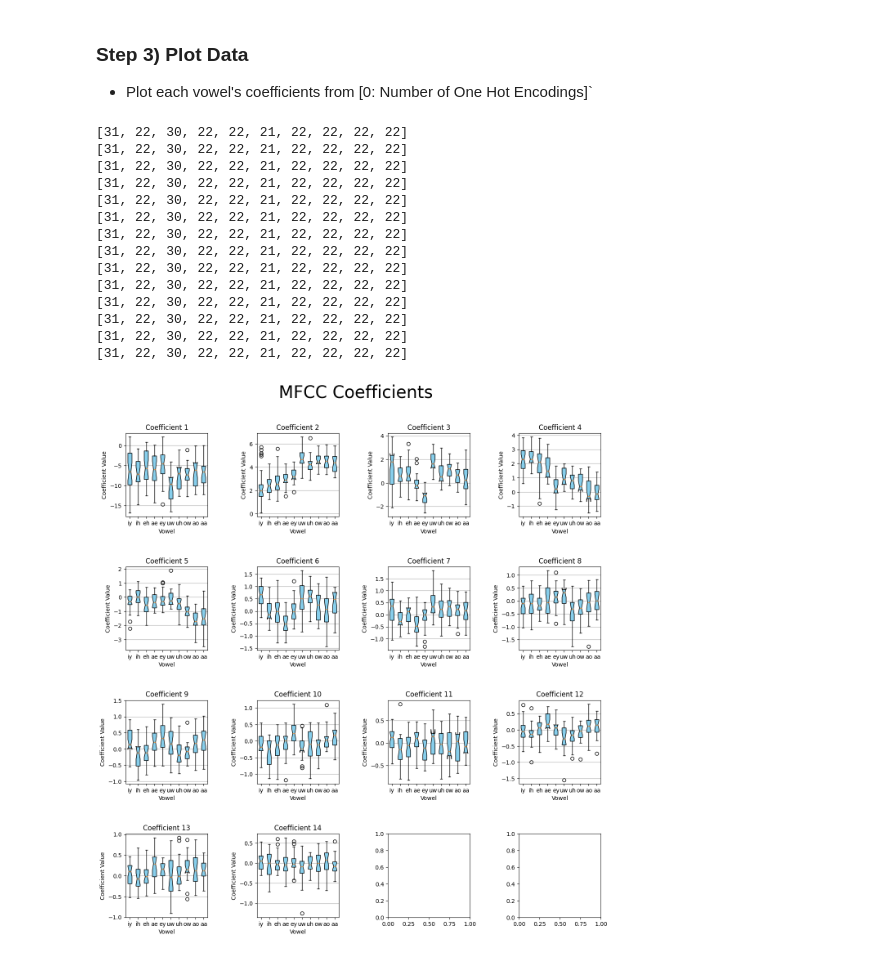
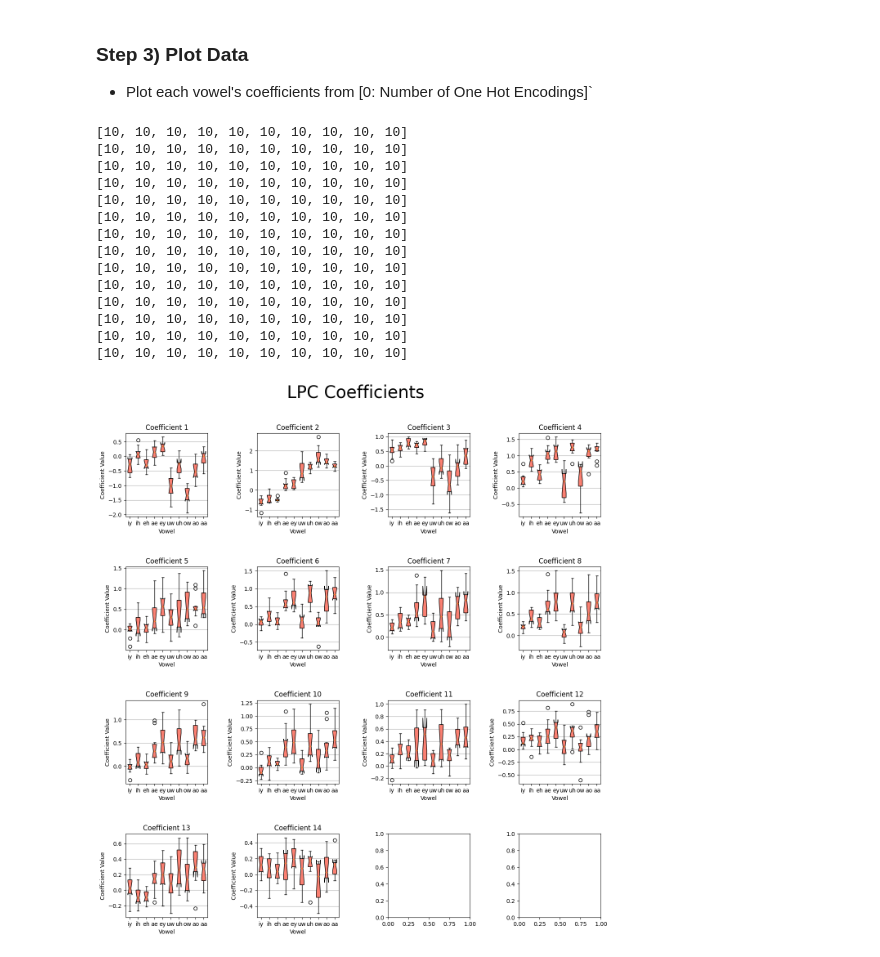
Before and after one commit to Ky-Ng/Vowel-Detection-NN, a Jupyter notebook: Main_Scripts/Visualize_Parameters.ipynb, the cells around one changed output. Drawn from its saved outputs; the diff is of its cells as text; code cells hidden in the pictures.

Commit message:
plot MFCC/LPC training values from Hillenbrand

```diff
--- a/Main_Scripts/Visualize_Parameters.ipynb
+++ b/Main_Scripts/Visualize_Parameters.ipynb
@@ -13,7 +13,7 @@ import numpy as np
 # Parameterizations are stored as Matlab `.mat` files
 
 # Uncomment for which parameterization to use
-PARAMETERIZATION_TYPE = "MFCC"
+PARAMETERIZATION_TYPE = "LPC"
 PARAMETERIZATION_MATRIX_PATH = ""
 
 if PARAMETERIZATION_TYPE == "LPC":
@@ -23,6 +23,8 @@ elif PARAMETERIZATION_TYPE == "MFCC":
 else:
     raise(ValueError(f"PARAMETERIZATION_TYPE is {PARAMETERIZATION_TYPE}, but must be 'LPC' or 'MFCC."))
 
+PARAMETERIZATION_MATRIX_PATH = "../Matlab/data/Hillenbrand/woman/LPC_10_vowels_100_samples.mat"
+
 # Specified as the name of the matrix in the matlab processing `save` function
 COEFFICIENTS_KEY = "wav_parameterization"
 LABEL_KEY = "one_hot_encoding_labels"
@@ -76,45 +78,45 @@ vowel_coefficient_mapping = {
 # %%
 # Window Size
 plt.rcParams['figure.figsize'] = (15, 15)
 
 # Create a square of plots representing the coefficinets
 side_len = int(np.ceil(np.sqrt(NUM_COEFFICIENTS)))
 
 fig, axes = plt.subplots(nrows=side_len, ncols=side_len)
 plt.subplots_adjust(hspace=0.6, wspace=0.6, top=0.9)
 
 fig.suptitle(f"{PARAMETERIZATION_TYPE} Coefficients", fontsize=30)
 
 for i in range(NUM_COEFFICIENTS):
     cur_plot = axes[i // side_len][i % side_len]
     cur_plot.set_title(f"Coefficient {i+1}")
     cur_plot.set_ylabel(f"Coefficient Value")
     cur_plot.set_xlabel(f"Vowel")
     cur_plot.yaxis.grid(True)
 
 
     print([len(vowel_coefficients[:, i]) for vowel_coefficients in list(vowel_coefficient_mapping.values())])
     cur_plot.boxplot(
         [vowel_coefficients[:, i] for vowel_coefficients in vowel_coefficient_mapping.values()],
         labels=vowel_coefficient_mapping.keys(),
-        boxprops=dict(facecolor="skyblue"),
+        boxprops=dict(facecolor="skyblue" if PARAMETERIZATION_TYPE=="MFCC" else "salmon"),
         notch=True,
         vert=True,
         patch_artist=True,
     )
 # %% [output]
-[31, 22, 30, 22, 22, 21, 22, 22, 22, 22]
-[31, 22, 30, 22, 22, 21, 22, 22, 22, 22]
-[31, 22, 30, 22, 22, 21, 22, 22, 22, 22]
-[31, 22, 30, 22, 22, 21, 22, 22, 22, 22]
-[31, 22, 30, 22, 22, 21, 22, 22, 22, 22]
-[31, 22, 30, 22, 22, 21, 22, 22, 22, 22]
-[31, 22, 30, 22, 22, 21, 22, 22, 22, 22]
-[31, 22, 30, 22, 22, 21, 22, 22, 22, 22]
-[31, 22, 30, 22, 22, 21, 22, 22, 22, 22]
-[31, 22, 30, 22, 22, 21, 22, 22, 22, 22]
-[31, 22, 30, 22, 22, 21, 22, 22, 22, 22]
-[31, 22, 30, 22, 22, 21, 22, 22, 22, 22]
-[31, 22, 30, 22, 22, 21, 22, 22, 22, 22]
-[31, 22, 30, 22, 22, 21, 22, 22, 22, 22]
+[10, 10, 10, 10, 10, 10, 10, 10, 10, 10]
+[10, 10, 10, 10, 10, 10, 10, 10, 10, 10]
+[10, 10, 10, 10, 10, 10, 10, 10, 10, 10]
+[10, 10, 10, 10, 10, 10, 10, 10, 10, 10]
+[10, 10, 10, 10, 10, 10, 10, 10, 10, 10]
+[10, 10, 10, 10, 10, 10, 10, 10, 10, 10]
+[10, 10, 10, 10, 10, 10, 10, 10, 10, 10]
+[10, 10, 10, 10, 10, 10, 10, 10, 10, 10]
+[10, 10, 10, 10, 10, 10, 10, 10, 10, 10]
+[10, 10, 10, 10, 10, 10, 10, 10, 10, 10]
+[10, 10, 10, 10, 10, 10, 10, 10, 10, 10]
+[10, 10, 10, 10, 10, 10, 10, 10, 10, 10]
+[10, 10, 10, 10, 10, 10, 10, 10, 10, 10]
+[10, 10, 10, 10, 10, 10, 10, 10, 10, 10]
-[figure, old version]
+[figure, new version]
```
Also changed, not shown: parts of 3 cells of this notebook, 9 other files.
